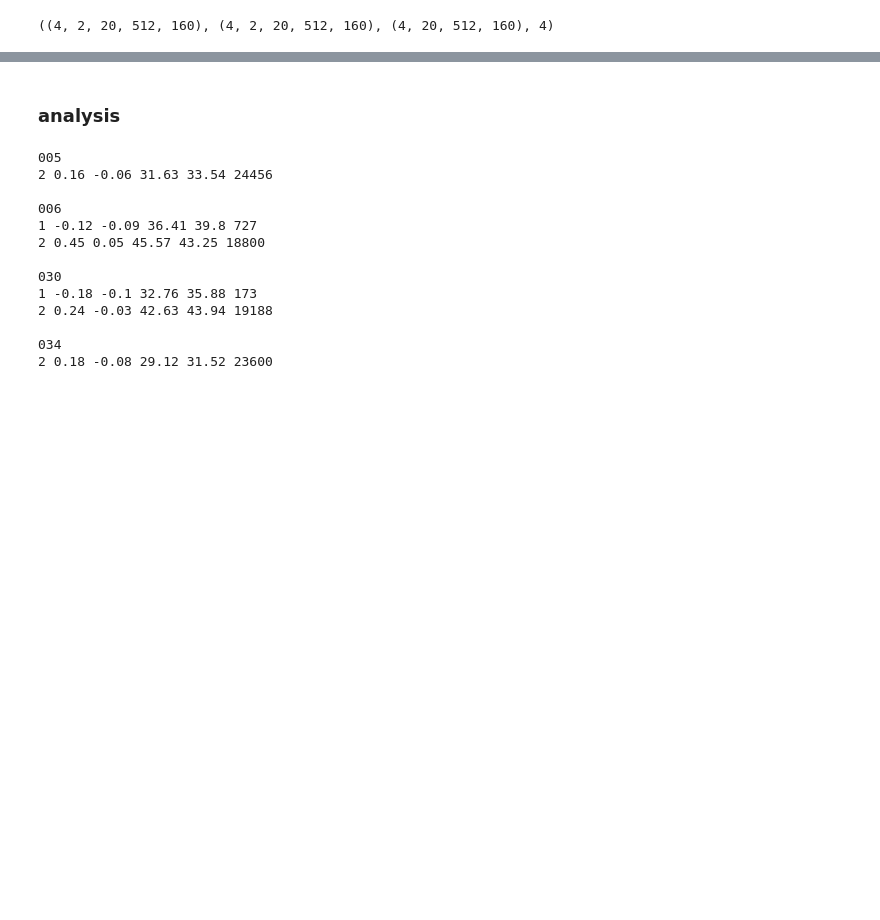
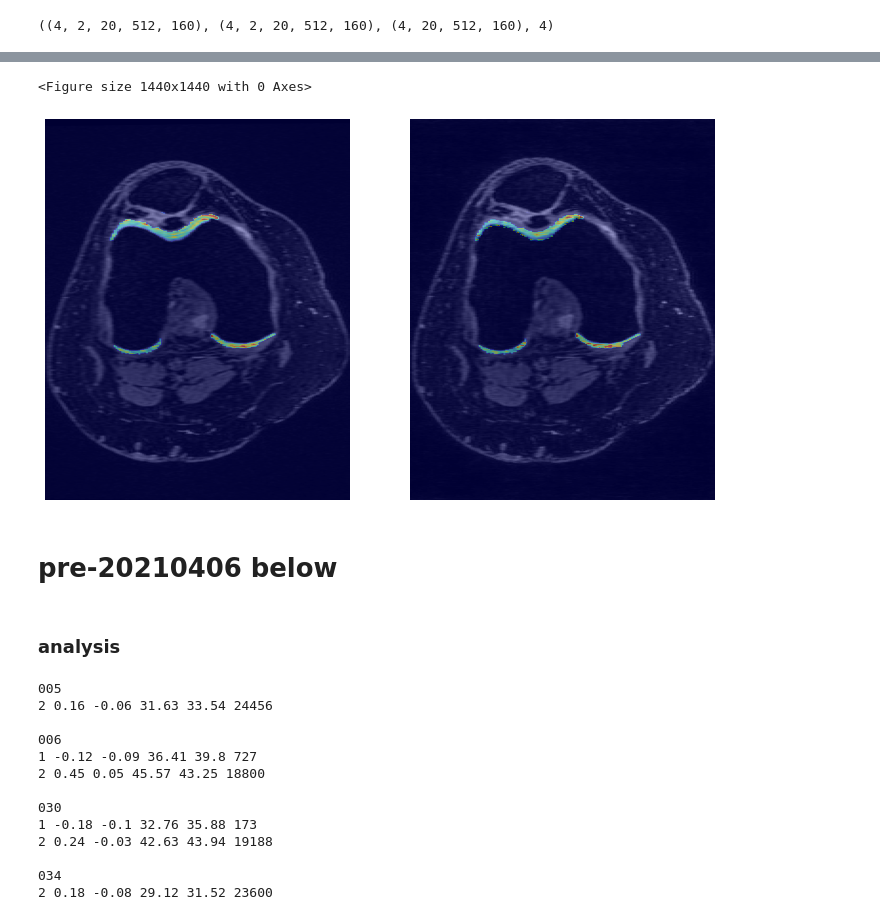
Before and after one commit to davevanveen/unsup_mri, a Jupyter notebook: ipynb/20210129_t2_maps.ipynb, the cells around one changed output, grey strips where cells are left out. Cells and saved outputs as stored; diff of their text form; code cells hidden in the pictures; blank space fills up the shorter version.

```diff
--- a/ipynb/20210129_t2_maps.ipynb
+++ b/ipynb/20210129_t2_maps.ipynb
@@ -275,3 +351,26 @@ eX_gt.shape, eX_dc.shape, mask_bi.shape, NUM_SAMPS
+# %%
+_gt = eX_gt[ii, 0, ss]
+_dc = eX_dc[ii, 0, ss]
+
+fig = plt.figure(figsize=(20,20))
+
+#     clim = (0,5) # if plotting masks
+clim = None # if plotting t2_maps
+
+fig, ax = plt.subplots(1,2, figsize=(12,12))
+im0 = ax[0].imshow(_gt, cmap='gray', aspect=1./2.56)
+im0 = ax[0].imshow(_t2_map_gt * _mask, cmap='jet', clim=clim, alpha=0.4, aspect=1./2.56)
+im1 = ax[1].imshow(_dc, cmap='gray', aspect=1./2.56)
+im1 = ax[1].imshow(_t2_map_dc * _mask, cmap='jet', clim=clim, alpha=0.4, aspect=1./2.56)
+
+ax[0].axis('off')
+ax[1].axis('off')
+plt.show()
+# %% [output]
+<Figure size 1440x1440 with 0 Axes>
+[figure, added]
+# %% [markdown]
+# pre-20210406 below
 # %% [markdown]
 ### analysis
 # %%
```
Also changed, not shown: parts of 10 cells of this notebook, 6 other files.
